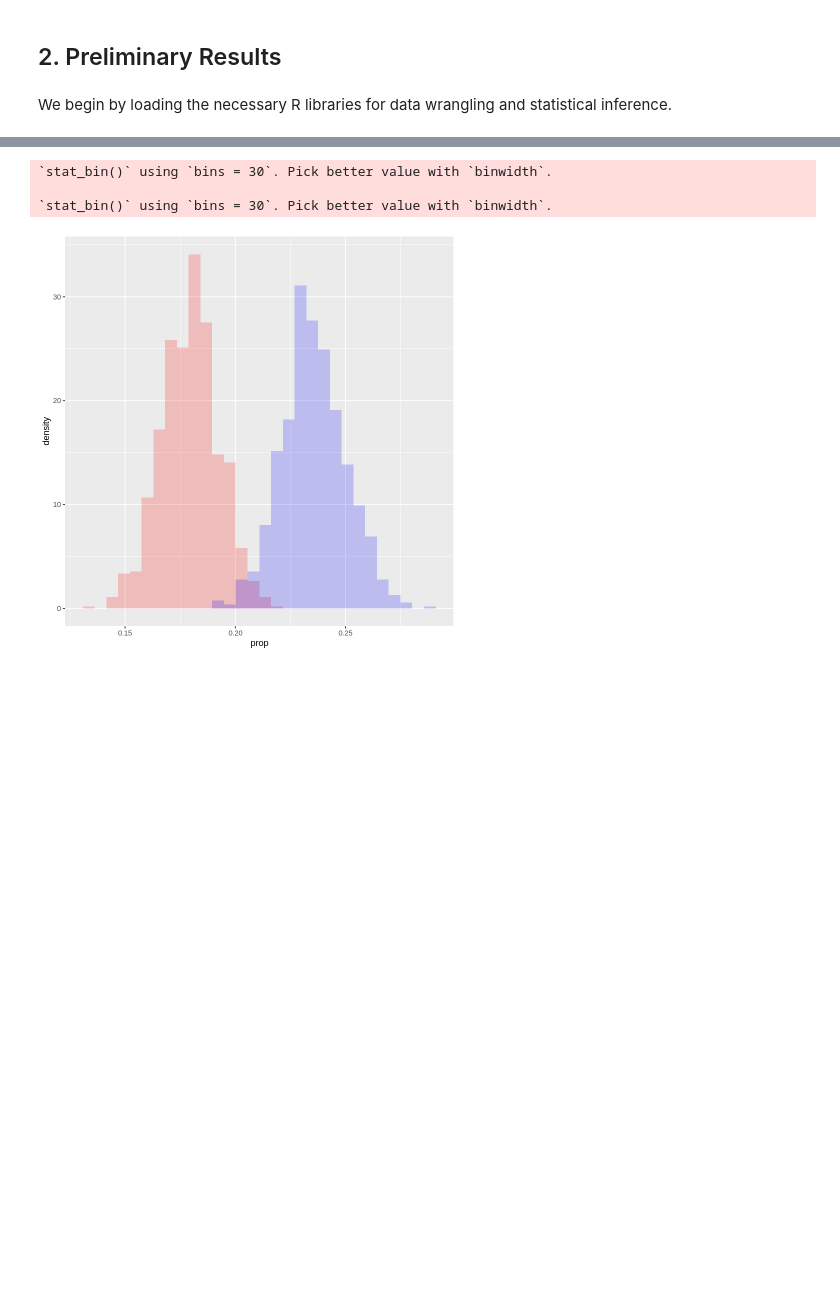
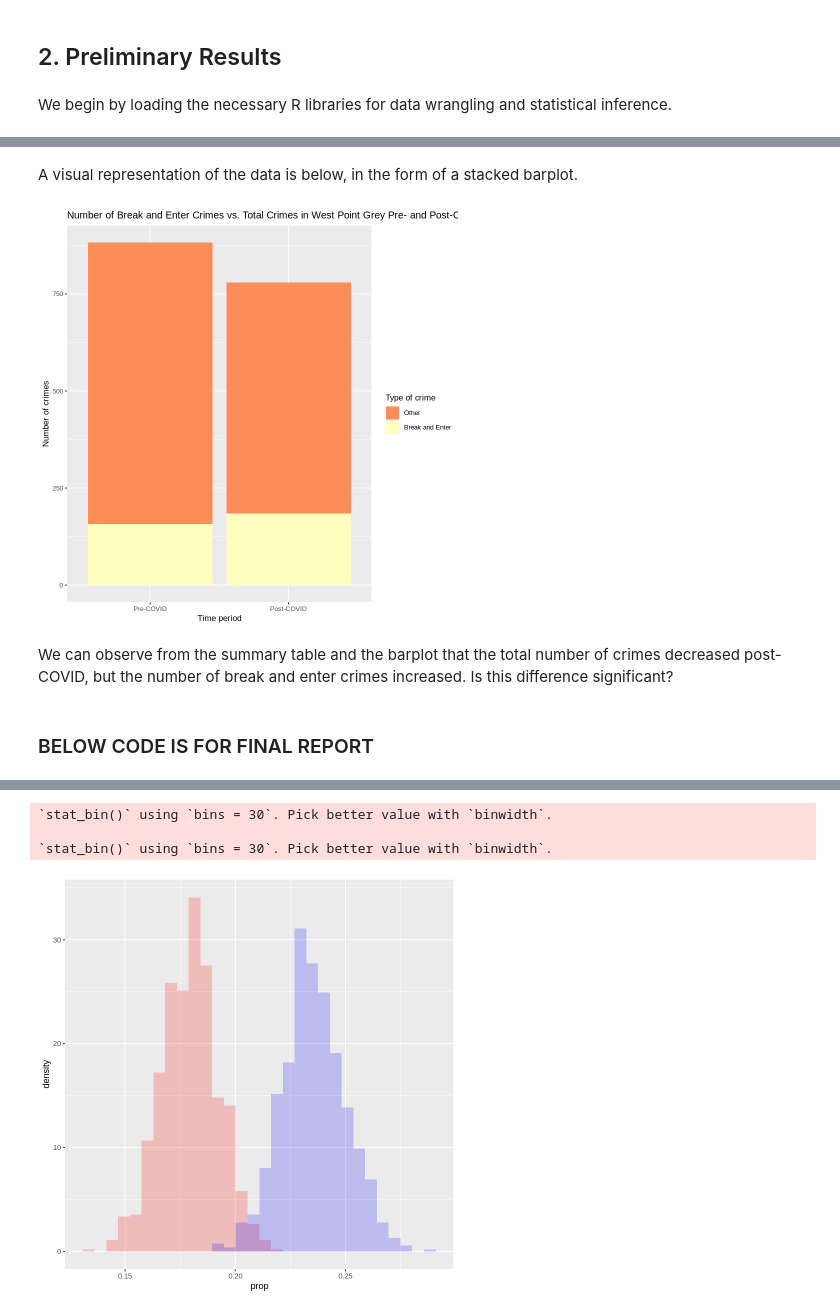
Before and after one commit to willis-cao/stat201-project-group16, a Jupyter notebook: proposal.ipynb, the cells around one changed output, grey strips where cells are left out. Saved outputs shown, nothing was run; the diff lists cells and outputs as text; code cells hidden in the pictures; blank space fills up the shorter version.

```diff
--- a/proposal.ipynb
+++ b/proposal.ipynb
@@ -143,3 +90,26 @@ A tibble: 2 × 4
+# %% [markdown]
+A visual representation of the data is below, in the form of a stacked barplot.
+# %%
+stacked_barplot <- wpg |>
+    mutate(TYPE = case_when(((TYPE != "Break and Enter Commercial") & (TYPE != "Break and Enter Residential/Other")) ~ "Other",
+                           ((TYPE == "Break and Enter Commercial") | (TYPE == "Break and Enter Residential/Other")) ~ "Break and Enter")) |>
+    ggplot() +
+    geom_bar(aes(x = factor(PERIOD, levels = c("pre", "post")), fill = factor(TYPE, levels = c("Other", "Break and Enter")))) +
+    scale_x_discrete(labels = c("pre" = "Pre-COVID", "post" = "Post-COVID")) +
+    labs(title = "Number of Break and Enter Crimes vs. Total Crimes in West Point Grey Pre- and Post-COVID",
+         x = "Time period",
+         y = "Number of crimes",
+         fill = "Type of crime") +
+    theme(text = element_text(size = 10)) +
+    scale_fill_brewer(palette = "Spectral")
+
+stacked_barplot
+# %% [output]
+[figure, added]
+# %% [markdown]
+We can observe from the summary table and the barplot that the total number of crimes decreased post-COVID, but the number of break and enter crimes increased. Is this difference significant?
+# %% [markdown]
+### BELOW CODE IS FOR FINAL REPORT
 # %%
 z_test <- tidy(prop.test(
     x = n_break_col,
```
Also changed, not shown: parts of 15 cells of this notebook.
